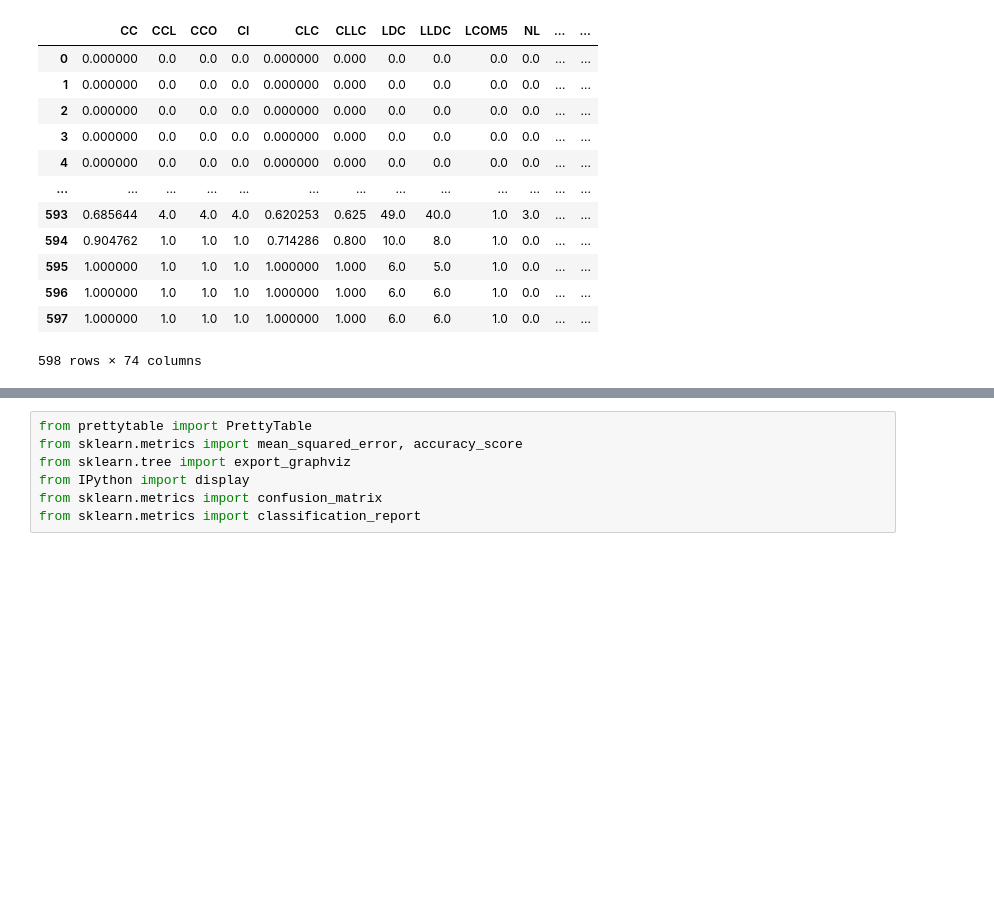
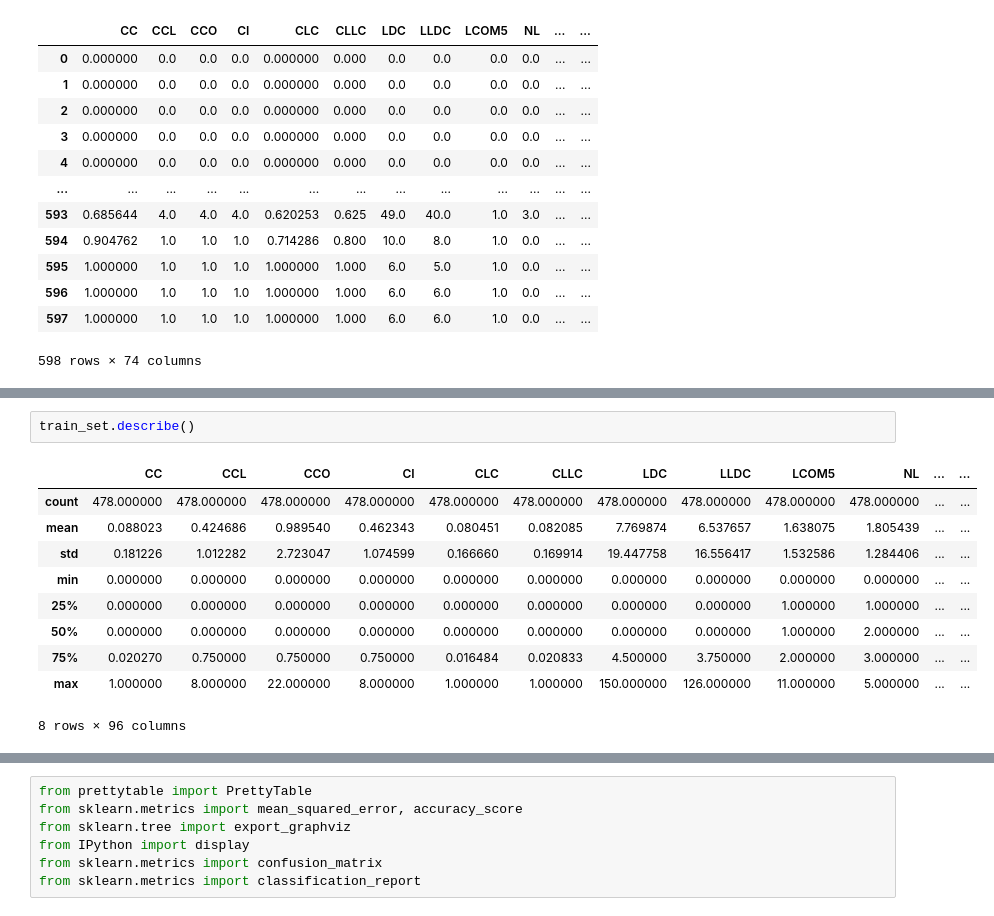
Before and after one commit to vajihe-ameri/predict-software-bugs-in-java-classes, a Jupyter notebook: tables.ipynb, the cells around one changed output, grey strips where cells are left out. Cells and saved outputs as stored; diff of their text form; blank space fills up the shorter version.

```diff
--- a/tables.ipynb
+++ b/tables.ipynb
@@ -252,0 +367,13 @@ for train_index, test_index in split.split(df, oldSectionColumn):
+# %%
+train_set.describe()
+# %% [output]
+|  | CC | CCL | CCO | CI | CLC | CLLC | LDC | LLDC | LCOM5 | NL | ... | ... |
+| count | 478.000000 | 478.000000 | 478.000000 | 478.000000 | 478.000000 | 478.000000 | 478.000000 | 478.000000 | 478.000000 | 478.000000 | ... | ... |
+| mean | 0.088023 | 0.424686 | 0.989540 | 0.462343 | 0.080451 | 0.082085 | 7.769874 | 6.537657 | 1.638075 | 1.805439 | ... | ... |
+| std | 0.181226 | 1.012282 | 2.723047 | 1.074599 | 0.166660 | 0.169914 | 19.447758 | 16.556417 | 1.532586 | 1.284406 | ... | ... |
+| min | 0.000000 | 0.000000 | 0.000000 | 0.000000 | 0.000000 | 0.000000 | 0.000000 | 0.000000 | 0.000000 | 0.000000 | ... | ... |
+| 25% | 0.000000 | 0.000000 | 0.000000 | 0.000000 | 0.000000 | 0.000000 | 0.000000 | 0.000000 | 1.000000 | 1.000000 | ... | ... |
+| 50% | 0.000000 | 0.000000 | 0.000000 | 0.000000 | 0.000000 | 0.000000 | 0.000000 | 0.000000 | 1.000000 | 2.000000 | ... | ... |
+| 75% | 0.020270 | 0.750000 | 0.750000 | 0.750000 | 0.016484 | 0.020833 | 4.500000 | 3.750000 | 2.000000 | 3.000000 | ... | ... |
+| max | 1.000000 | 8.000000 | 22.000000 | 8.000000 | 1.000000 | 1.000000 | 150.000000 | 126.000000 | 11.000000 | 5.000000 | ... | ... |
+8 rows × 96 columns
```
Also changed, not shown: parts of 26 cells of this notebook.
